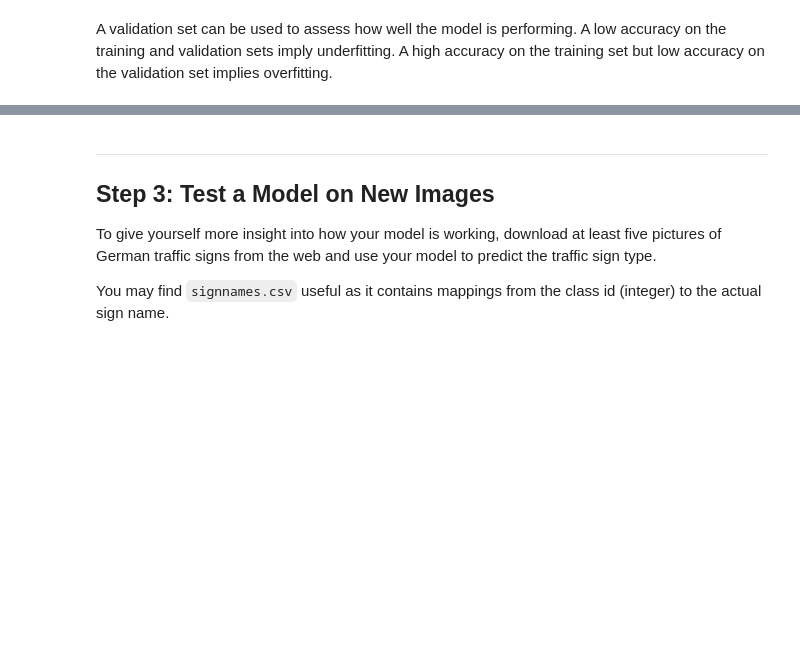
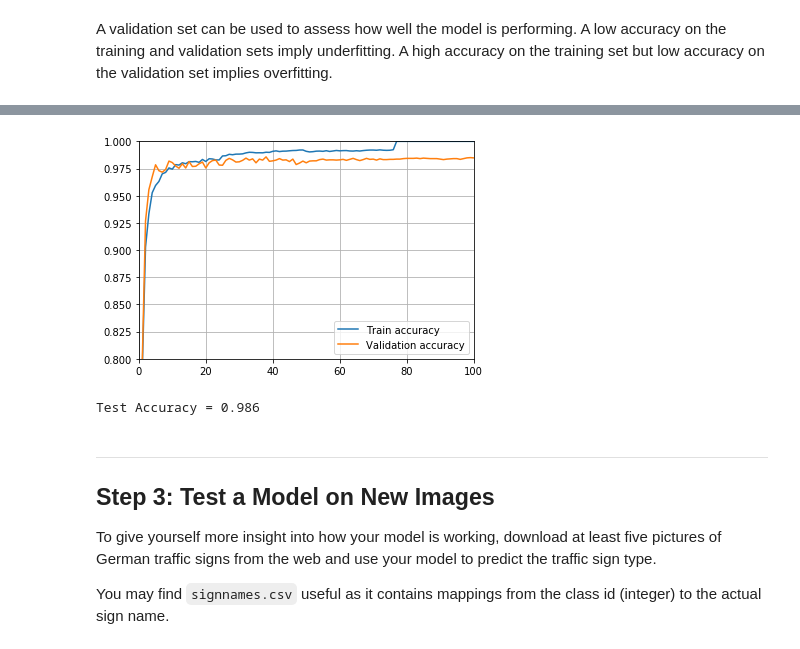
Before and after one commit to SIakovlev/CarND_Term1_P2, a Jupyter notebook: Traffic_Sign_Classifier_3stages.ipynb, the cells around one changed output, grey strips where cells are left out. Saved outputs shown, nothing was run; the diff lists cells and outputs as text; code cells hidden in the pictures; blank space fills up the shorter version.

Commit message:
98.6% result on rgb images

```diff
--- a/Traffic_Sign_Classifier_3stages.ipynb
+++ b/Traffic_Sign_Classifier_3stages.ipynb
@@ -335,0 +290,8 @@ plt.show()
+# %%
+#X_train = normalisation(X_train_big)
+#print("X_train processing: done")
+X_valid = normalisation(X_valid)
+print("X_valid processing: done")
+X_test = normalisation(X_test)
+print("X_test processing: done")
+print('Images are preprocessed.')
@@ -523,12 +453,13 @@ one_hot_y = tf.one_hot(y, 43)
 keep_prob = tf.placeholder(tf.float32) # probability to keep units
 
 # Learning rate
+learning_rate = tf.placeholder(tf.float32, shape=[])
 rate = 0.001
 
 logits = CovNet_3stage(x, keep_prob)
 cross_entropy = tf.nn.softmax_cross_entropy_with_logits(labels=one_hot_y, logits=logits)
 loss_operation = tf.reduce_mean(cross_entropy)
-optimizer = tf.train.AdamOptimizer(learning_rate = rate)
+optimizer = tf.train.AdamOptimizer(learning_rate = learning_rate)
 training_operation = optimizer.minimize(loss_operation)
 # %%
 correct_prediction = tf.equal(tf.argmax(logits, 1), tf.argmax(one_hot_y, 1))
@@ -547,7 +478,6 @@ def evaluate(X_data, y_data):
 # %%
 with tf.Session() as sess:
     sess.run(tf.global_variables_initializer())
-    num_examples = len(X_train)
 
     print("Training...")
     print()
@@ -555,11 +485,31 @@ with tf.Session() as sess:
     train = []
     for i in range(EPOCHS):
         X_train, y_train = shuffle(X_train, y_train)
+
+        if (i > 75):
+            print("Learn original dataset with the same learning rate")
+            rate = 0.00001
+            X_train_aug = X_train
+            X_train_aug_norm = normalisation(X_train_aug)
+            y_train_aug = y_train
+        else:
+            X_train_aug = np.vstack((X_train, set_augment(X_train)))
+            X_train_aug_norm = normalisation(X_train_aug)
+            y_train_aug = np.hstack((y_train, y_train))
+        if (i == 25):
+            rate = 0.0005
+            print("Learning rate: ", rate)
+        elif (i == 50):
+            rate = 0.00001
+            print("Learning rate: ", rate)
+
+        print("Train set augmented successfully")
+        num_examples = len(X_train_aug_norm)
         for offset in range(0, num_examples, BATCH_SIZE):
             end = offset + BATCH_SIZE
-            batch_x, batch_y = X_train[offset:end], y_train[offset:end]
-            sess.run(training_operation, feed_dict={x: batch_x, y: batch_y, keep_prob: 0.8})
-        train_accuracy = evaluate(X_train, y_train)
+            batch_x, batch_y = X_train_aug_norm[offset:end], y_train_aug[offset:end]
+            sess.run(training_operation, feed_dict={x: batch_x, y: batch_y, keep_prob: 0.5, learning_rate: rate})
+        train_accuracy = evaluate(X_train_aug_norm, y_train_aug)
         validation_accuracy = evaluate(X_valid, y_valid)
         val.append(validation_accuracy)
         train.append(train_accuracy)
@@ -574,11 +542,21 @@ with tf.Session() as sess:
 # %%
 x_axis = range(1, EPOCHS+1)
-plt.axis([0, 30, 0.5, 1])
-plt.plot(x_axis, train, 'ro', label='Train accuracy')
-plt.plot(x_axis, val, 'bo', label='Validation accuracy')
+plt.axis([0, 100, 0.8, 1])
+plt.plot(x_axis, train, label='Train accuracy')
+plt.plot(x_axis, val, label='Validation accuracy')
 plt.legend(loc='lower right')
 plt.grid(True)
 plt.show()
+# %% [output]
+[figure, added]
+# %%
+with tf.Session() as sess:
+    saver.restore(sess, './3stages_rgb')
+
+    test_accuracy = evaluate(X_test, y_test)
+    print("Test Accuracy = {:.3f}".format(test_accuracy))
+# %% [output]
+Test Accuracy = 0.986
 # %% [markdown]
 ---
 
```
Also changed, not shown: parts of 25 cells of this notebook.
